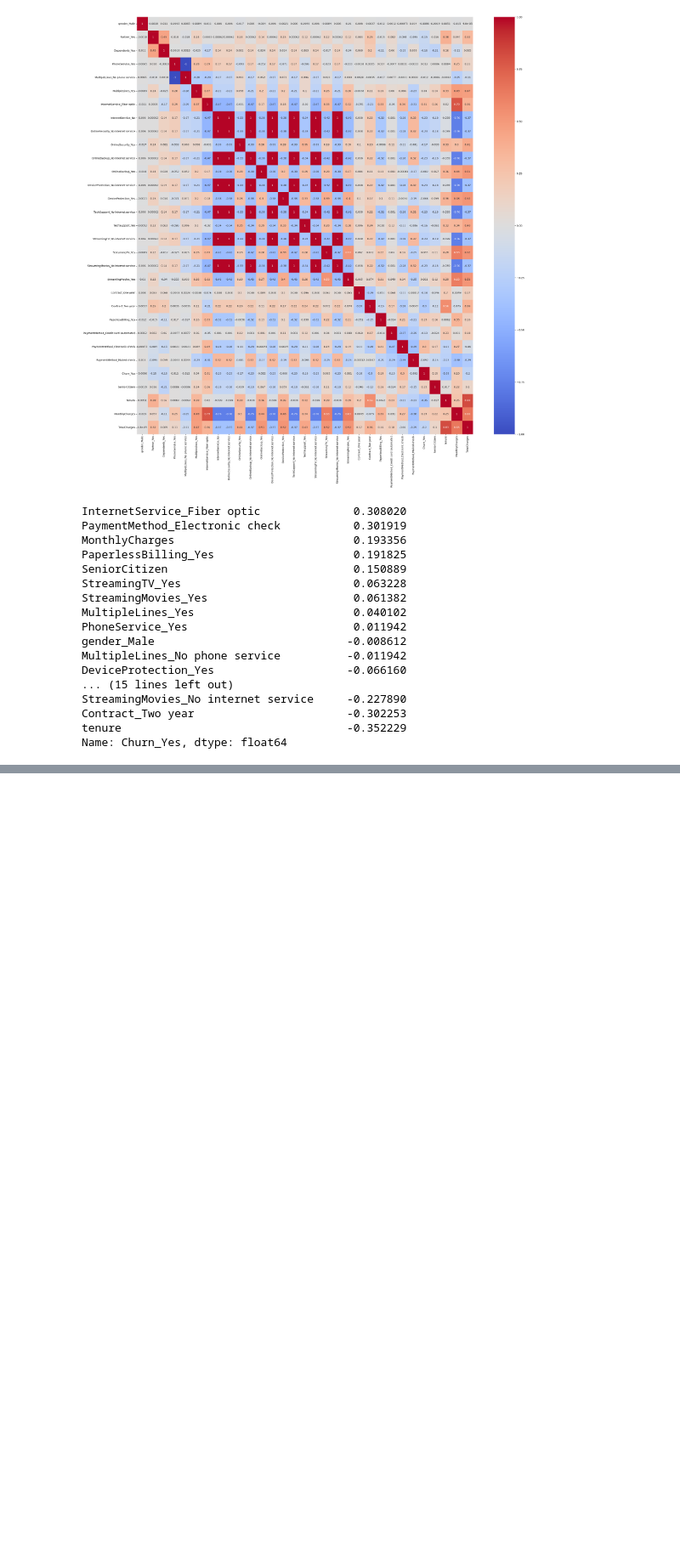
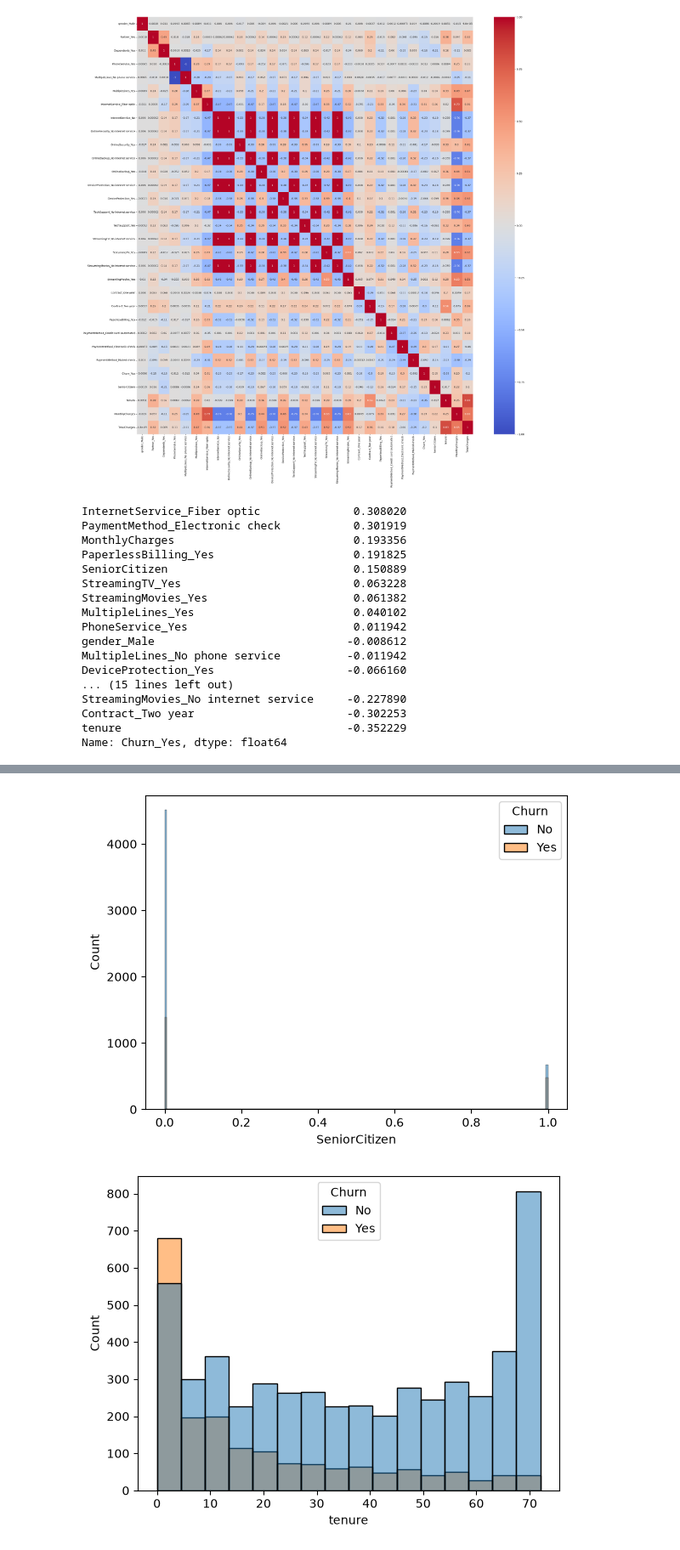
Before and after one commit to kun-2023/Churn-Detector-Project-on-Telecommunication-Customer, a Jupyter notebook: notebook/1_EDA.ipynb, the cells around one changed output, grey strips where cells are left out. Shown at 85% size. Cells and saved outputs as stored; diff of their text form; code cells hidden in the pictures; blank space fills up the shorter version.

Commit message:
add analysis for numerical data

```diff
--- a/notebook/1_EDA.ipynb
+++ b/notebook/1_EDA.ipynb
@@ -4,7 +4,7 @@ import numpy as np
 import matplotlib.pyplot as plt
 import seaborn as sns
 # %%
-df=pd.read_csv("data/data.csv")
+df=pd.read_csv("../data/data.csv")
 df.head()
 # %% [output]
 |  | customerID | gender | SeniorCitizen | Partner | Dependents | tenure | PhoneService | MultipleLines | ... |
@@ -308,0 +314,8 @@ Name: Churn_Yes, dtype: float64
+# %%
+df_num=pd.concat([df_1[num_cols], df_1["Churn"]],axis=1)
+for col in num_cols:
+    sns.histplot(data=df_num, x=col, hue="Churn")
+    plt.show()
+# %% [output]
+[figure, added]
+[figure, added]
```
Also changed, not shown: parts of 4 cells of this notebook.
